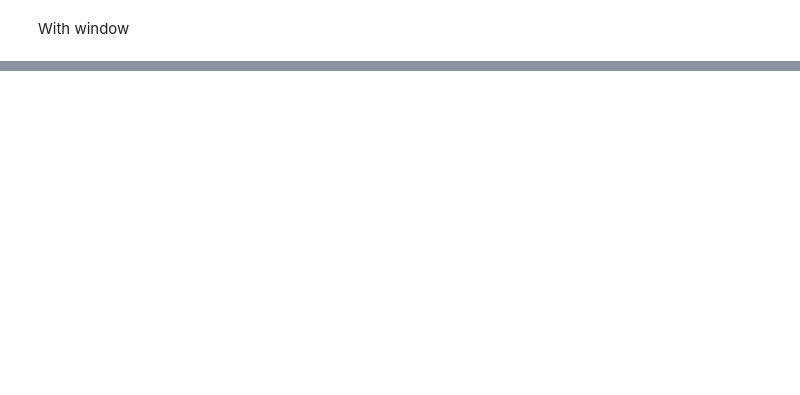
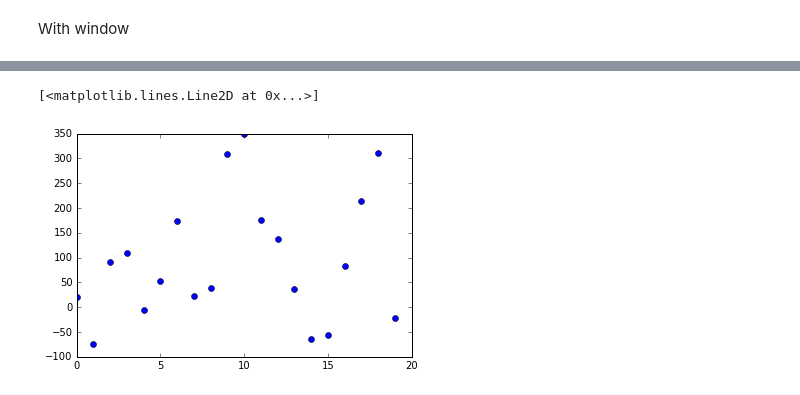
Before and after one commit to baruselli/random_walks, a Jupyter notebook: random_walks.ipynb, the cells around one changed output, grey strips where cells are left out. Drawn from its saved outputs; the diff is of its cells as text; code cells hidden in the pictures; blank space fills up the shorter version.

```diff
--- a/random_walks.ipynb
+++ b/random_walks.ipynb
@@ -723,0 +745,5 @@ generating a ( 0 , 0 , 1 ) process
+# %%
+plt.plot(correlate(MA1, MA2, mode='same')[int(len(MA1)/2)-10:int(len(MA1)/2)+10],'o')
+# %% [output]
+[<matplotlib.lines.Line2D at 0x...>]
+[figure, added]
```
Also changed, not shown: parts of 76 cells of this notebook, 3 other files.
